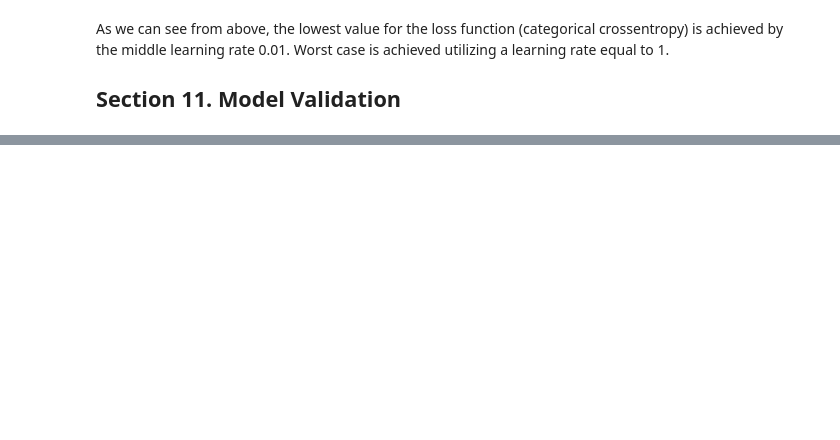
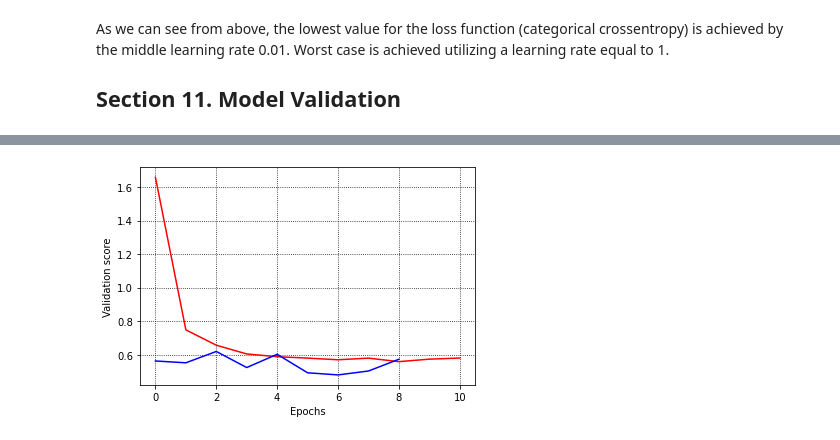
Before and after one commit to kbantoec/deep_learning, a Jupyter notebook: basics_of_deep_learning_and_neural_networks.ipynb, the cells around one changed output, grey strips where cells are left out. Cells and saved outputs as stored; diff of their text form; code cells hidden in the pictures; blank space fills up the shorter version.

```diff
--- a/basics_of_deep_learning_and_neural_networks.ipynb
+++ b/basics_of_deep_learning_and_neural_networks.ipynb
@@ -331,8 +335,8 @@ def get_mse(input_data: np.ndarray, target: int, weights: np.ndarray) -> np.floa
     return mse
 # %%
-input_data: np.ndarray = np.array([1, 2, 3])
+input_data: ndarray = np.array([1, 2, 3])
 target: int = 0
-weights: np.ndarray = np.array([0, 2, 1])
+weights: ndarray = np.array([0, 2, 1])
 # %%
 n_updates: int = 20
 learning_rate: float = 0.01
@@ -640,0 +687,42 @@ As we can see from above, the lowest value for the loss function (categorical cr
+# %%
+def create_model(num_nodes: int,
+                 input_shape: Tuple[Union[None, int], Union[None, int]],
+                 num_layers: int = 2) -> Sequential:
+    '''Create a Sequential models.
+    '''
+    model = Sequential()
+
+    if num_layers < 1:
+        raise ValueError(f'You have to provide 1 layer at least! You provided {num_layers} instead.')
+    elif num_layers == 1:
+        model.add(Dense(num_nodes, activation='relu', input_shape=input_shape))
+    elif num_layers > 1:
+        model.add(Dense(num_nodes, activation='relu', input_shape=input_shape))
+        for i in range(num_layers - 1):
+            model.add(Dense(num_nodes, activation='relu'))
+
+    # Add the output layer
+    model.add(Dense(2, activation='softmax'))
+
+    # Compile model
+    model.compile(optimizer='adam', loss='categorical_crossentropy', metrics=['accuracy'])
+
+    return model
+# %%
+model_1 = create_model(num_nodes=10, input_shape=input_shape)
+model_2 = create_model(num_nodes=100, input_shape=input_shape)
+# %%
+# Fit model_1
+model_1_training = model_1.fit(predictors, target, epochs=15, validation_split=0.2, callbacks=[early_stopping_monitor], verbose=False)
+
+# Fit model_2
+model_2_training = model_2.fit(predictors, target, epochs=15, validation_split=0.2, callbacks=[early_stopping_monitor], verbose=False)
+
+# Create the plot
+plt.plot(model_1_training.history['val_loss'], 'r', model_2_training.history['val_loss'], 'b')
+plt.xlabel('Epochs')
+plt.ylabel('Validation score')
+plt.grid(True, c='k', ls=':')
+plt.show()
+# %% [output]
+[figure, added]
```
Also changed, not shown: parts of 28 cells of this notebook.
